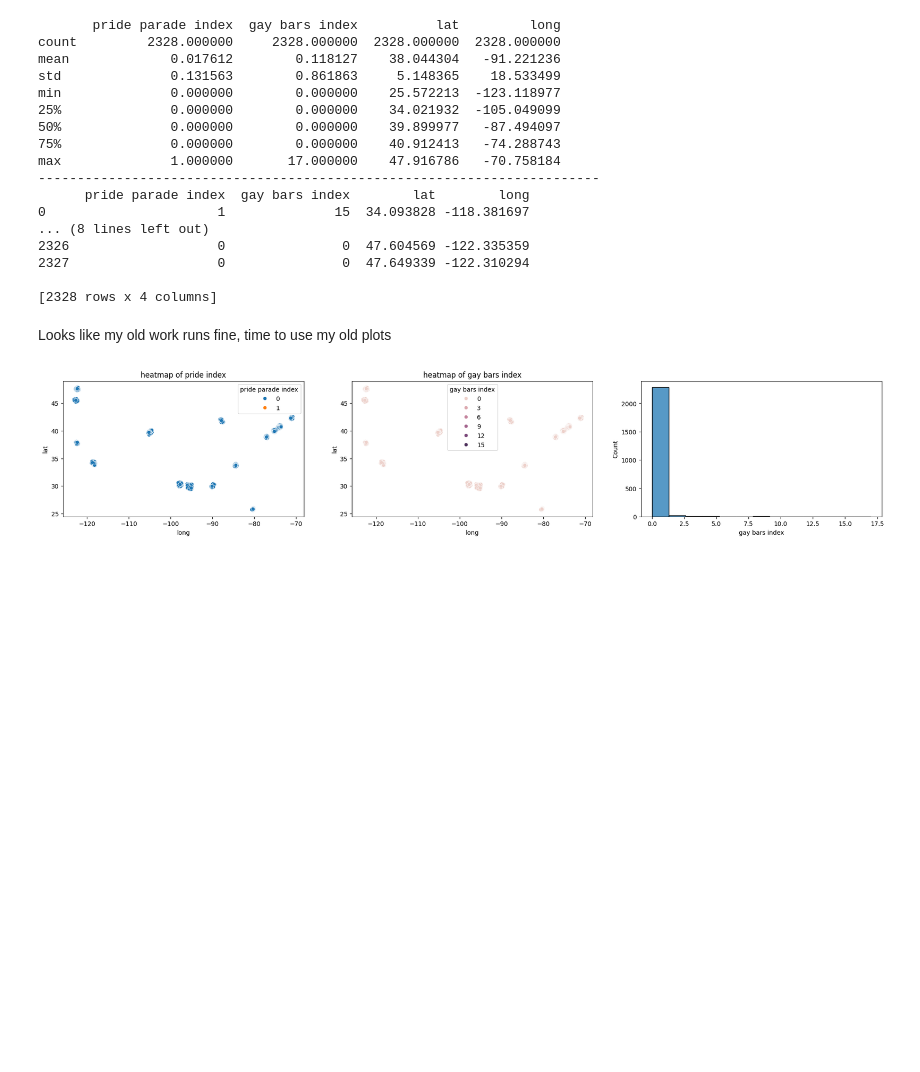
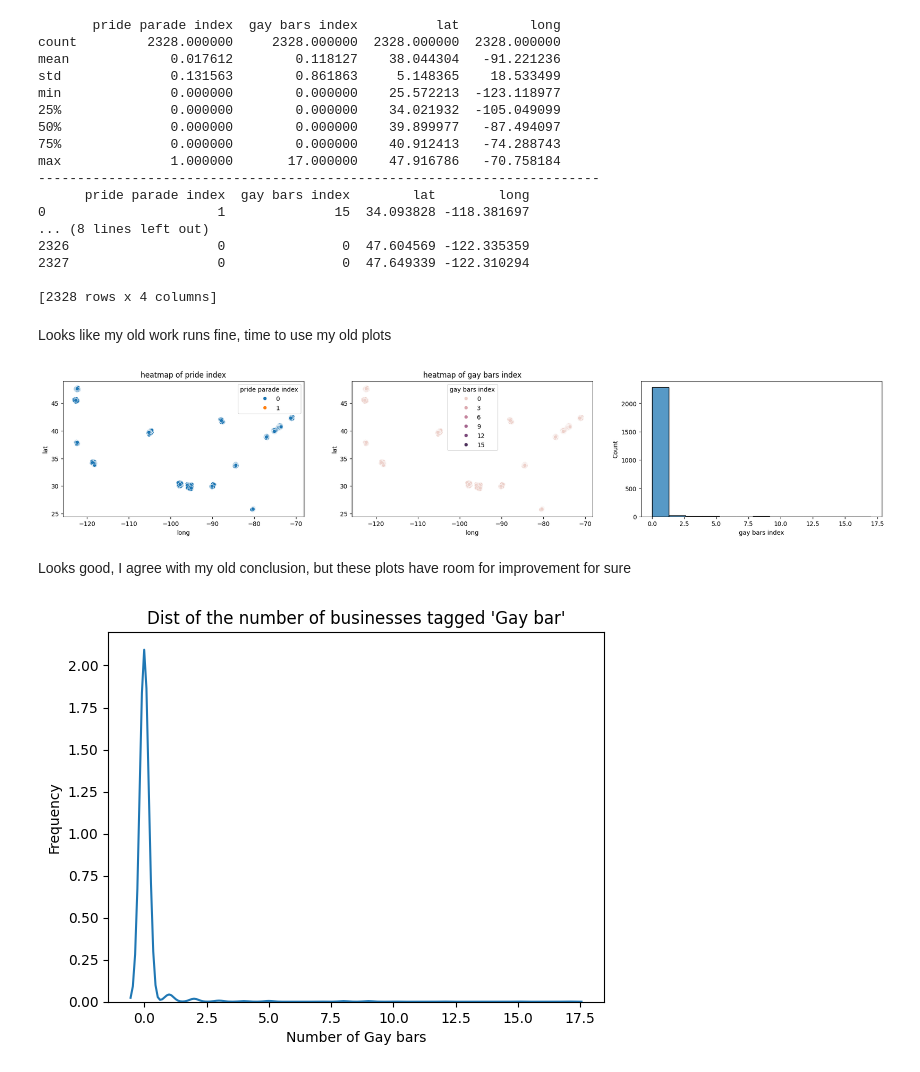
Before and after one commit to almsam/data-analysis-project-remastered, a Jupyter notebook: part 2 - bars & parade index.ipynb, the cells around one changed output. Saved outputs shown, nothing was run; the diff lists cells and outputs as text; code cells hidden in the pictures; blank space fills up the shorter version.

Commit message:
better bars plot

```diff
--- a/part 2 - bars & parade index.ipynb
+++ b/part 2 - bars & parade index.ipynb
@@ -105,3 +105,10 @@ _ = plot4.set(xlabel="long", ylabel="lat", title = "heatmap of gay bars index")
 plot5 = sns.histplot(gaydfgaybarsplot["gay bars index"], ax=axes[2]) # type: ignore
 # %% [output]
 [figure]
+# %% [markdown]
+Looks good, I agree with my old conclusion, but these plots have room for improvement for sure
+# %%
+plot5b = sns.kdeplot(data=gaydfgaybarsplot, x="gay bars index")#, kde=True) # type: ignore
+_ = plot5b.set(xlabel="Number of Gay bars", ylabel="Frequency", title = "Dist of the number of businesses tagged 'Gay bar'")
+# %% [output]
+[figure, added]
```
